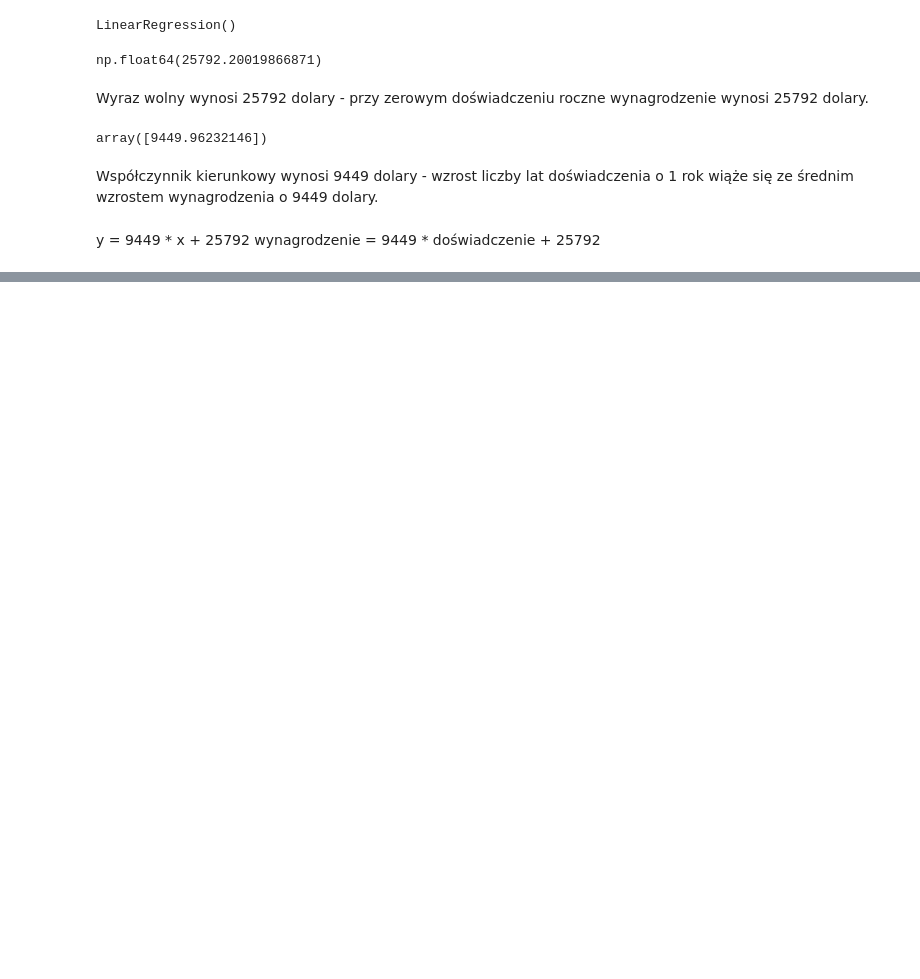
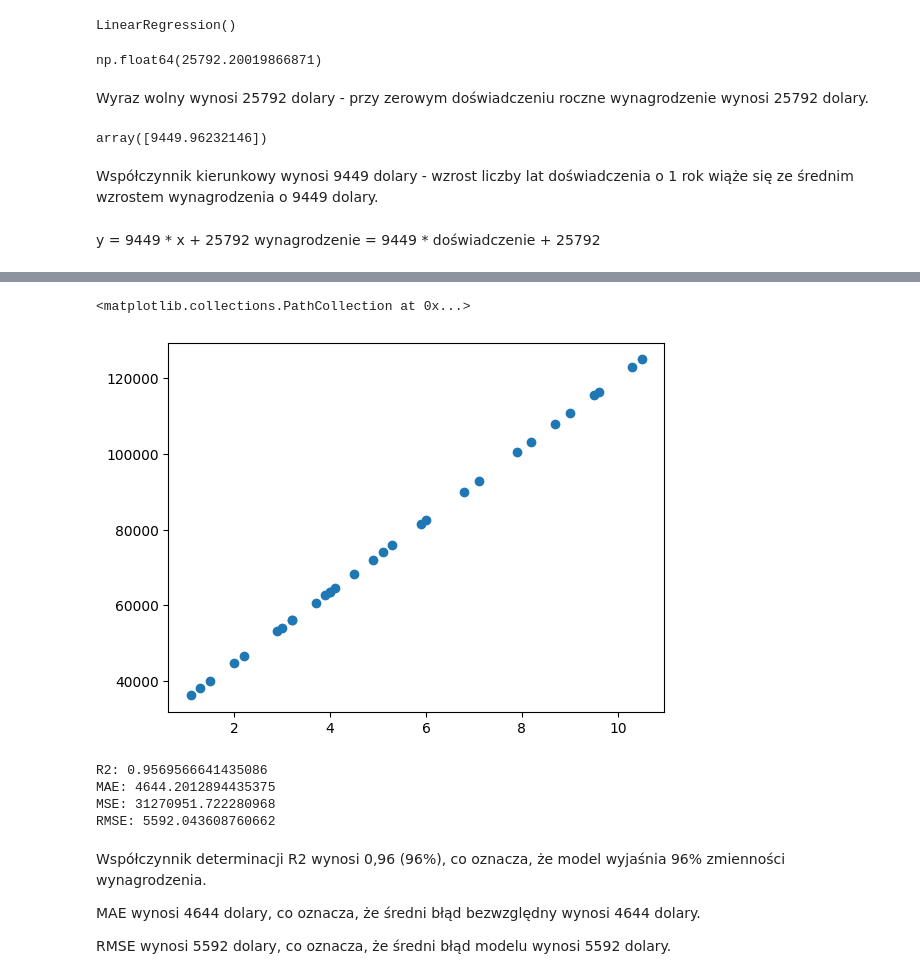
Before and after one commit to lwawrowski/cdv_bigdata, a Jupyter notebook: metody_analizy_przetwarzania_danych/2025_2026/gr2/20260329_regresja.ipynb, the cells around one changed output, grey strips where cells are left out. Drawn from its saved outputs; the diff is of its cells as text; code cells hidden in the pictures; blank space fills up the shorter version.

```diff
--- a/metody_analizy_przetwarzania_danych/2025_2026/gr2/20260329_regresja.ipynb
+++ b/metody_analizy_przetwarzania_danych/2025_2026/gr2/20260329_regresja.ipynb
@@ -68,0 +74,21 @@ wynagrodzenie = 9449 * doświadczenie + 25792
+# %%
+plt.scatter(x = x, y = y_pred)
+# %% [output]
+<matplotlib.collections.PathCollection at 0x...>
+[figure, added]
+# %%
+print("R2:", r2_score(y, y_pred))
+print("MAE:", mean_absolute_error(y, y_pred))
+print("MSE:", mean_squared_error(y, y_pred))
+print("RMSE:", root_mean_squared_error(y, y_pred))
+# %% [output]
+R2: 0.9569566641435086
+MAE: 4644.2012894435375
+MSE: 31270951.722280968
+RMSE: 5592.043608760662
+# %% [markdown]
+Współczynnik determinacji R2 wynosi 0,96 (96%), co oznacza, że model wyjaśnia 96% zmienności wynagrodzenia.
+
+MAE wynosi 4644 dolary, co oznacza, że średni błąd bezwzględny wynosi 4644 dolary.
+
+RMSE wynosi 5592 dolary, co oznacza, że średni błąd modelu wynosi 5592 dolary.
```
Also changed, not shown: parts of 28 cells of this notebook.
